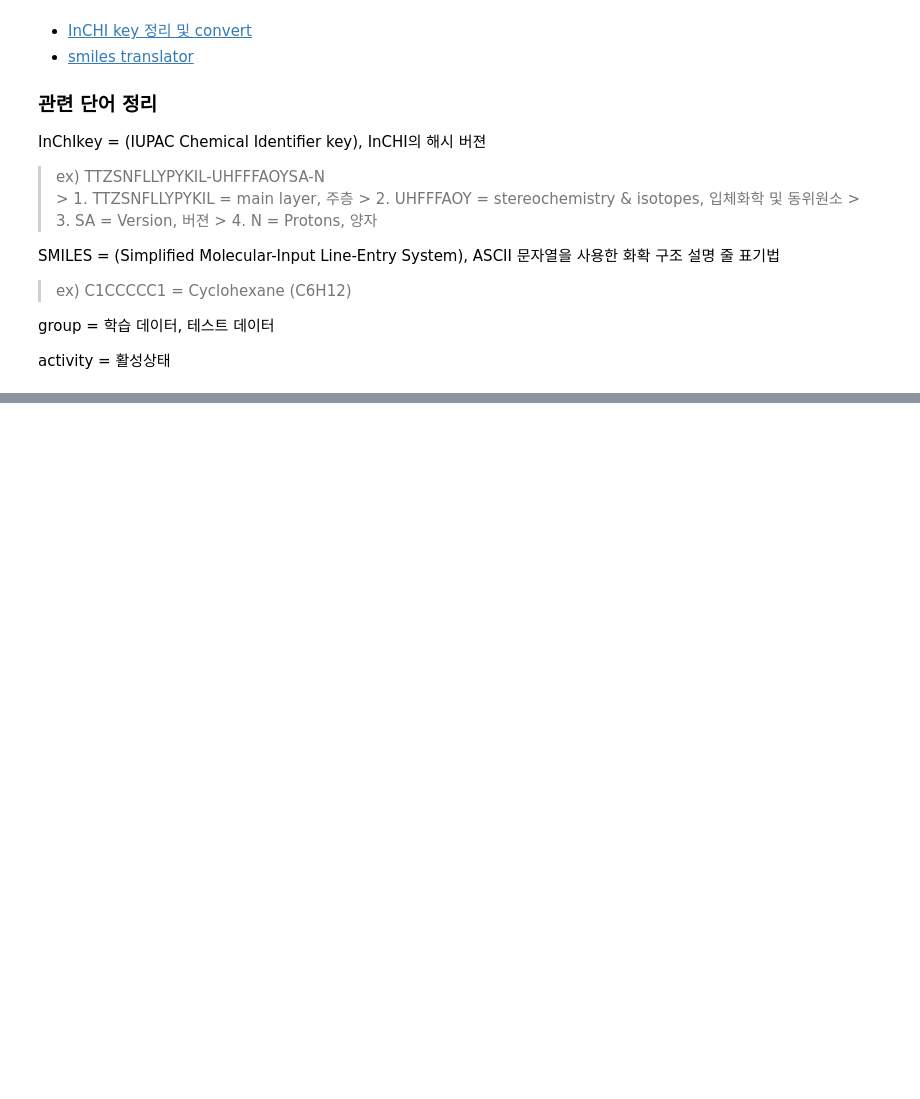
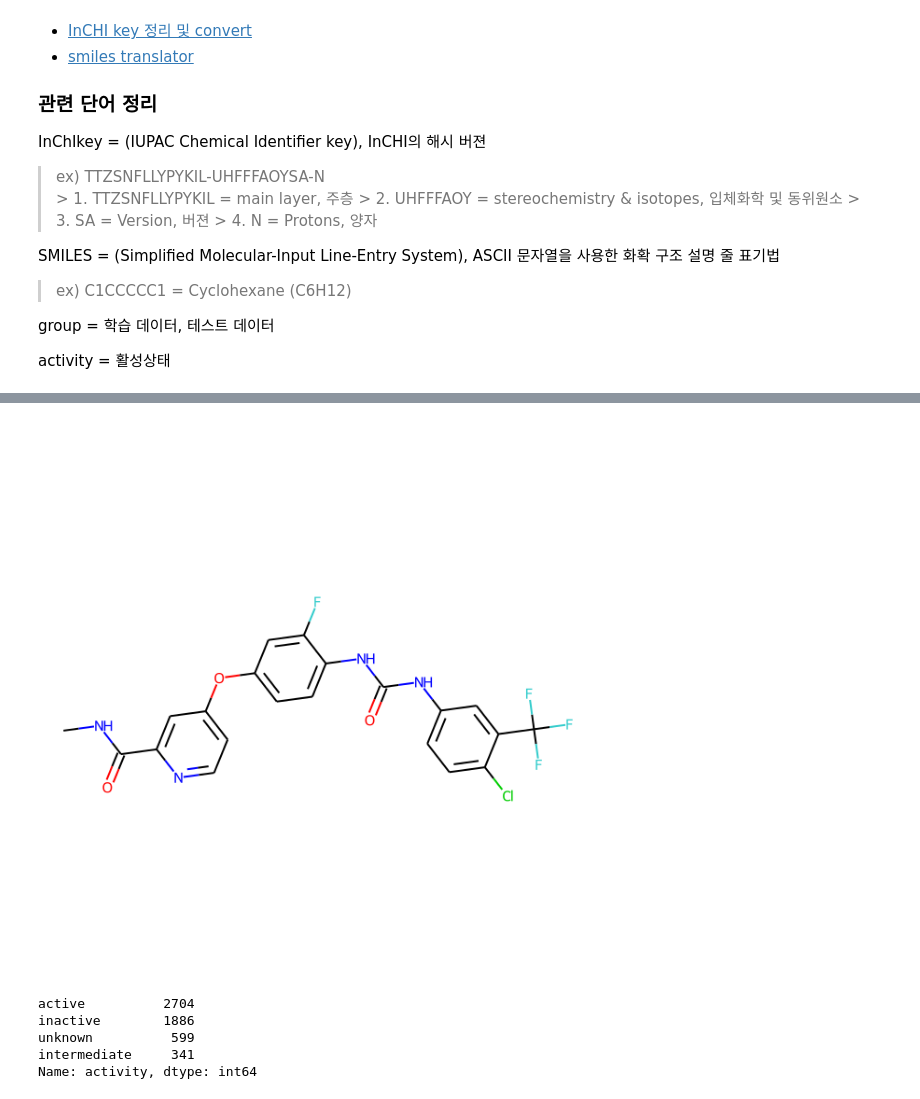
Before and after one commit to cmblir/Compound-Classification, a Jupyter notebook: Cclassification.ipynb, the cells around one changed output, grey strips where cells are left out. Cells and saved outputs as stored; diff of their text form; code cells hidden in the pictures; blank space fills up the shorter version.

```diff
--- a/Cclassification.ipynb
+++ b/Cclassification.ipynb
@@ -77,0 +114,12 @@ activity = 활성상태
+# %%
+MolsToImage(mols=[mol], subImgSize=(600, 600))
+# %% [output]
+[figure, added]
+# %%
+df['activity'].value_counts()
+# %% [output]
+active          2704
+inactive        1886
+unknown          599
+intermediate     341
+Name: activity, dtype: int64
```
Also changed, not shown: parts of 8 cells of this notebook.
